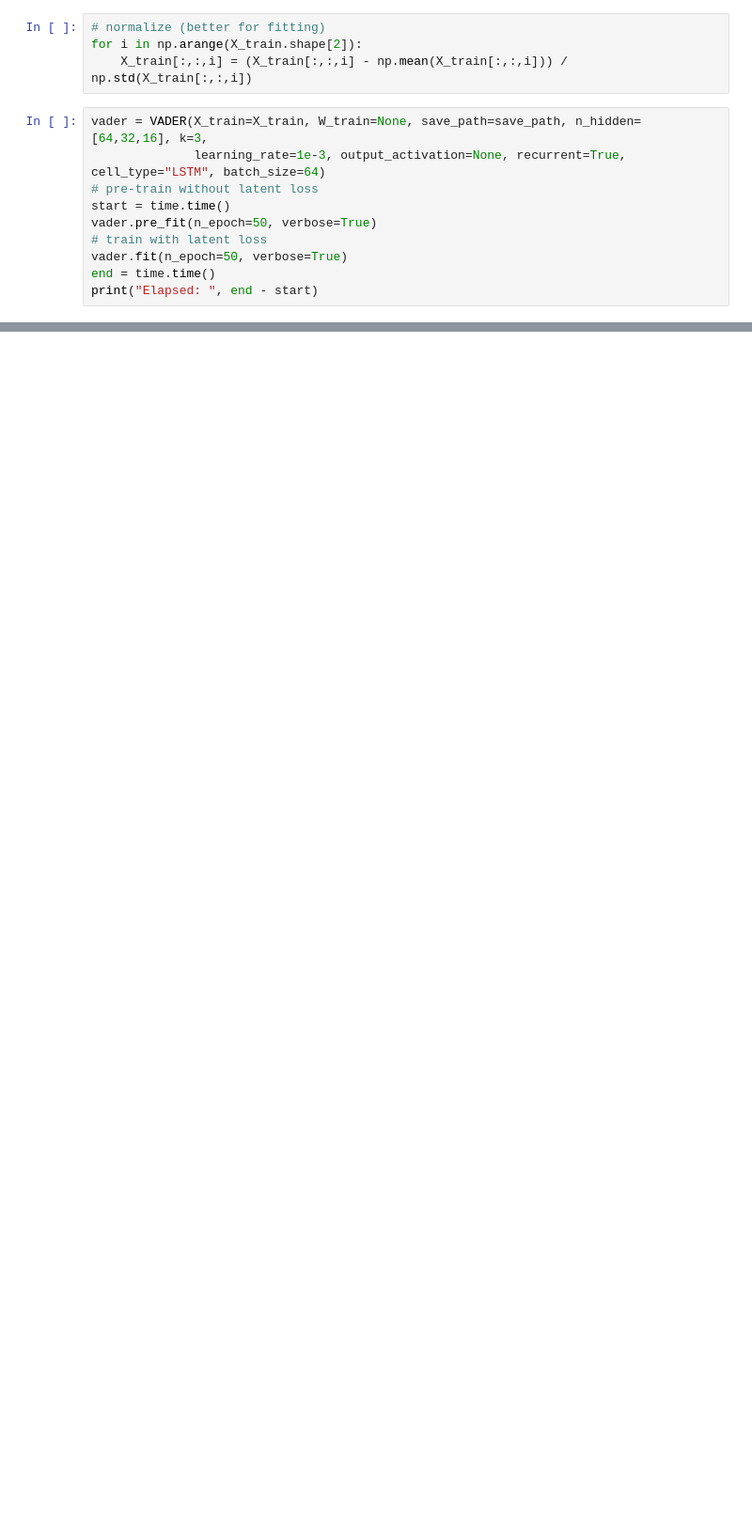
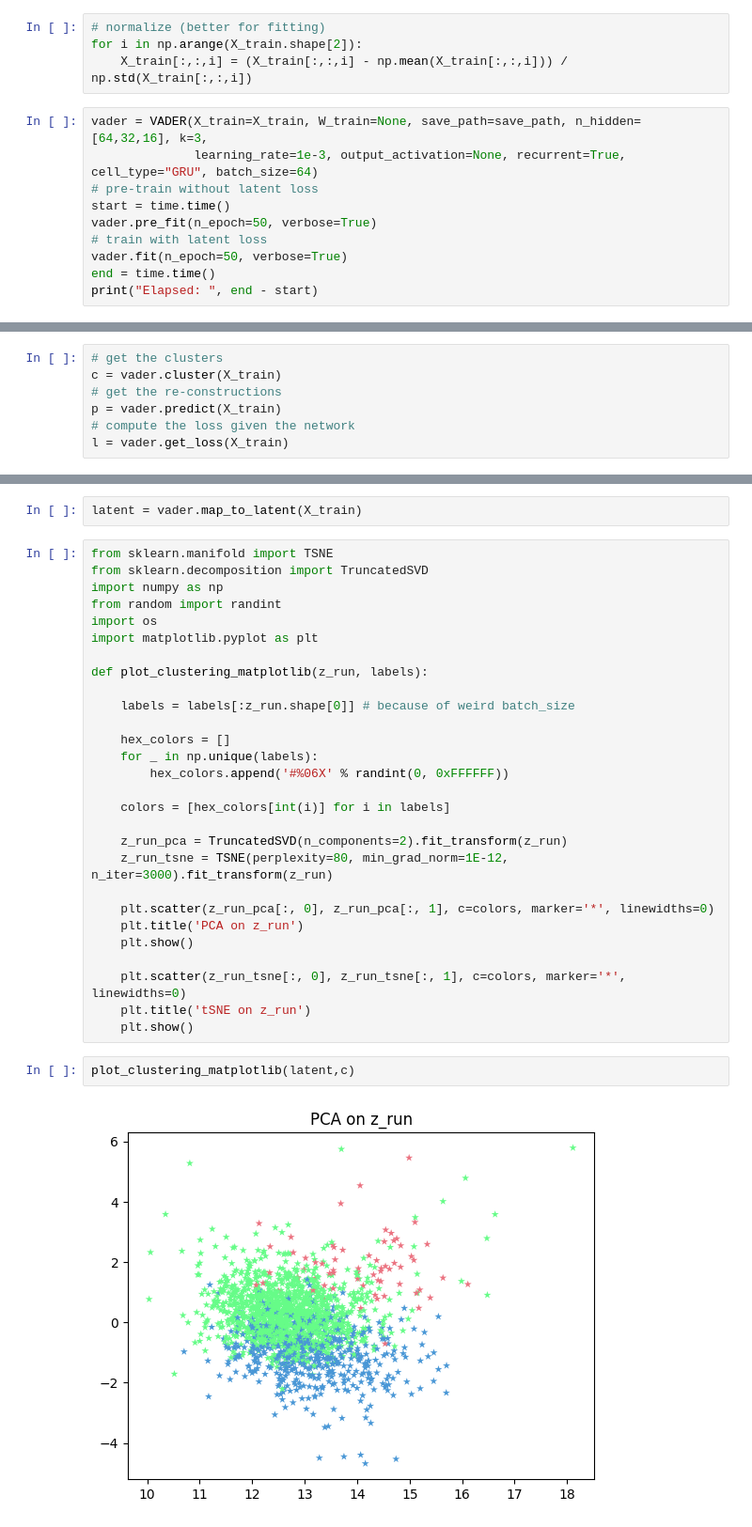
Before and after one commit to AsafAvr/Deep-Learning-Workshop, a Jupyter notebook: Notebooks/asaf_vader.ipynb, the cells around one changed output, grey strips where cells are left out. Shown at 94% size. Cells and saved outputs as stored; diff of their text form; blank space fills up the shorter version.

```diff
--- a/Notebooks/asaf_vader.ipynb
+++ b/Notebooks/asaf_vader.ipynb
@@ -24,7 +50,7 @@ for i in np.arange(X_train.shape[2]):
     X_train[:,:,i] = (X_train[:,:,i] - np.mean(X_train[:,:,i])) / np.std(X_train[:,:,i])
 # %%
 vader = VADER(X_train=X_train, W_train=None, save_path=save_path, n_hidden=[64,32,16], k=3,
-              learning_rate=1e-3, output_activation=None, recurrent=True, cell_type="LSTM", batch_size=64)
+              learning_rate=1e-3, output_activation=None, recurrent=True, cell_type="GRU", batch_size=64)
 # pre-train without latent loss
 start = time.time()
 vader.pre_fit(n_epoch=50, verbose=True)
@@ -57,0 +107,7 @@ WARNING:absl:<tensorflow_addons.rnn.peephole_lstm_cell.PeepholeLSTMCell object a
+# %%
+# get the clusters
+c = vader.cluster(X_train)
+# get the re-constructions
+p = vader.predict(X_train)
+# compute the loss given the network
+l = vader.get_loss(X_train)
@@ -57,0 +121,34 @@ WARNING:absl:<tensorflow_addons.rnn.peephole_lstm_cell.PeepholeLSTMCell object a
+# %%
+latent = vader.map_to_latent(X_train)
+# %%
+from sklearn.manifold import TSNE
+from sklearn.decomposition import TruncatedSVD
+import numpy as np
+from random import randint
+import os
+import matplotlib.pyplot as plt
+
+def plot_clustering_matplotlib(z_run, labels):
+
+    labels = labels[:z_run.shape[0]] # because of weird batch_size
+
+    hex_colors = []
+    for _ in np.unique(labels):
+        hex_colors.append('#%06X' % randint(0, 0xFFFFFF))
+
+    colors = [hex_colors[int(i)] for i in labels]
+
+    z_run_pca = TruncatedSVD(n_components=2).fit_transform(z_run)
+    z_run_tsne = TSNE(perplexity=80, min_grad_norm=1E-12, n_iter=3000).fit_transform(z_run)
+
+    plt.scatter(z_run_pca[:, 0], z_run_pca[:, 1], c=colors, marker='*', linewidths=0)
+    plt.title('PCA on z_run')
+    plt.show()
+
+    plt.scatter(z_run_tsne[:, 0], z_run_tsne[:, 1], c=colors, marker='*', linewidths=0)
+    plt.title('tSNE on z_run')
+    plt.show()
+# %%
+plot_clustering_matplotlib(latent,c)
+# %% [output]
+[figure, added]
```
Also changed, not shown: parts of 7 cells of this notebook, 5 other files.
